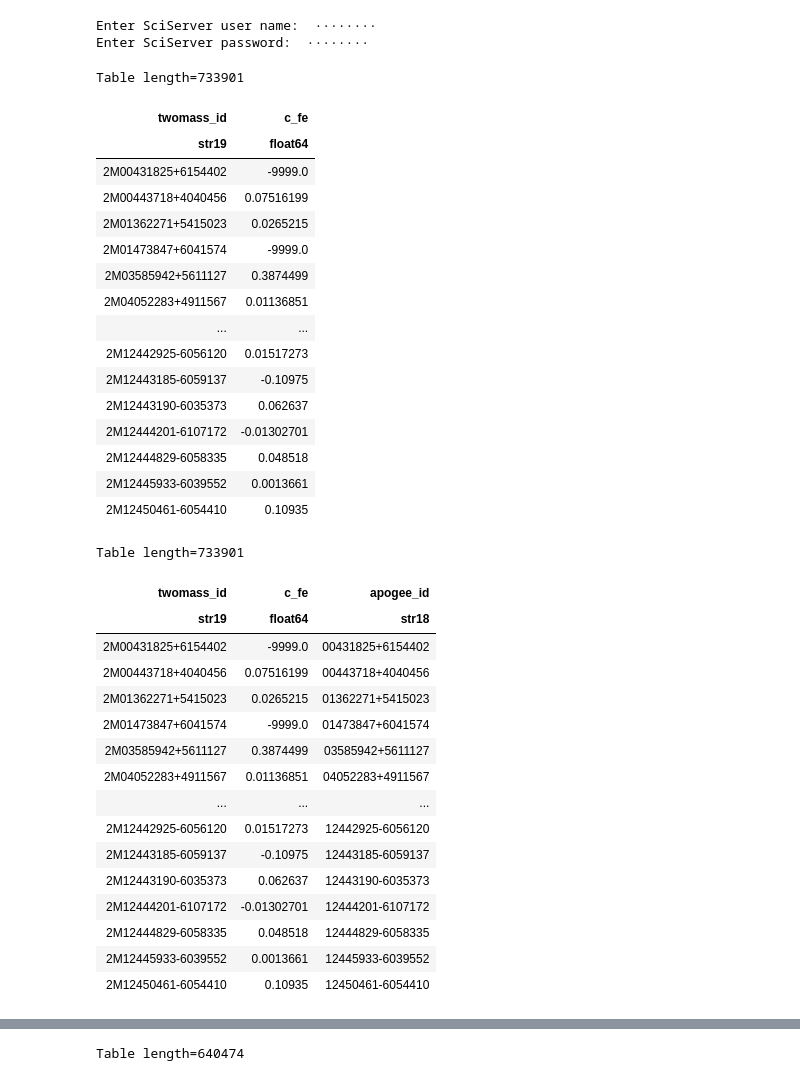
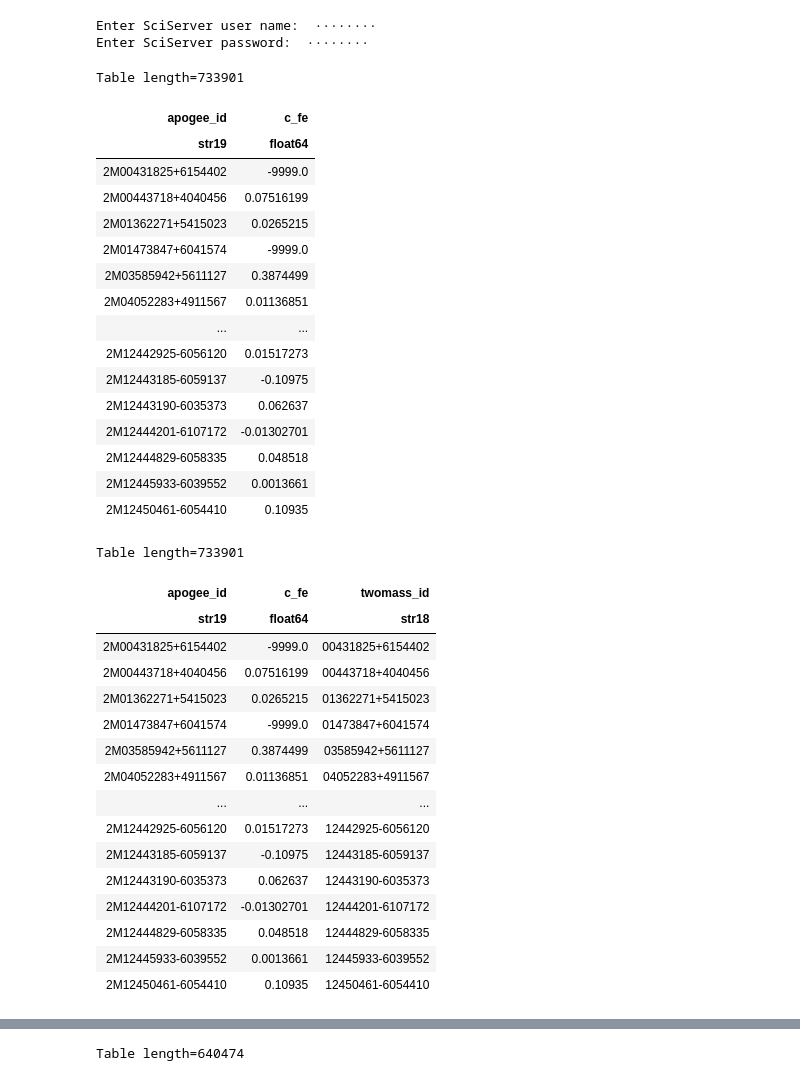
Before and after one commit to brianpatrick/os_gaia_module, a Jupyter notebook: src/chemistry/chemistry.ipynb, the cells around one changed output, grey strips where cells are left out. Cells and saved outputs as stored; diff of their text form; code cells hidden in the pictures.

```diff
--- a/src/chemistry/chemistry.ipynb
+++ b/src/chemistry/chemistry.ipynb
@@ -75,12 +77,12 @@ Enter SciServer password:  ········
 
 #we select the apogee_id (2MASS style ID) and any chemistry info we want
 #we may want to thresh the quality of the chemistry data
-query = 'select apogee_id as twomass_id, c_fe from dr18.aspcapStar'
-data = Table.from_pandas(CasJobs.executeQuery(query, context='DR18', format='pandas'))
-data
+query = 'select apogee_id as apogee_id, c_fe from dr18.aspcapStar'
+apogee = Table.from_pandas(CasJobs.executeQuery(query, context='DR18', format='pandas'))
+apogee
 # %% [output]
 Table length=733901
-| twomass_id | c_fe |
+| apogee_id | c_fe |
 | str19 | float64 |
 | 2M00431825+6154402 | -9999.0 |
 | 2M00443718+4040456 | 0.07516199 |
@@ -98,11 +100,11 @@ Table length=733901
 | 2M12450461-6054410 | 0.10935 |
 # %%
 #creating a new column of apogee IDS without the 2M string in front
-data['apogee_id'] = [data['twomass_id'][i][2:] if data['twomass_id'][i][:2]=='2M' else data['twomass_id'][i] for i in range(len(data))]
-data
+apogee['twomass_id'] = [apogee['apogee_id'][i][2:] if apogee['apogee_id'][i][:2]=='2M' else apogee['apogee_id'][i] for i in range(len(apogee))]
+apogee
 # %% [output]
 Table length=733901
-| twomass_id | c_fe | apogee_id |
+| apogee_id | c_fe | twomass_id |
 | str19 | float64 | str18 |
 | 2M00431825+6154402 | -9999.0 | 00431825+6154402 |
 | 2M00443718+4040456 | 0.07516199 | 00443718+4040456 |
```
Also changed, not shown: parts of 10 cells of this notebook, 1 other file.
